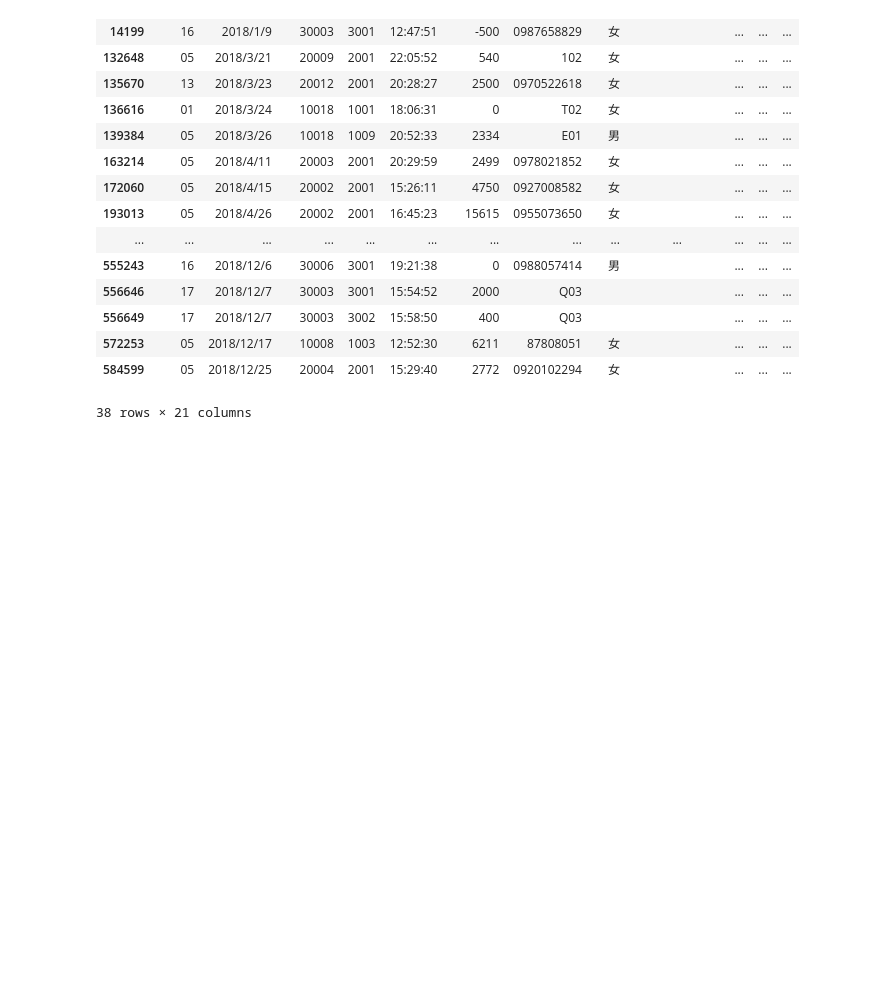
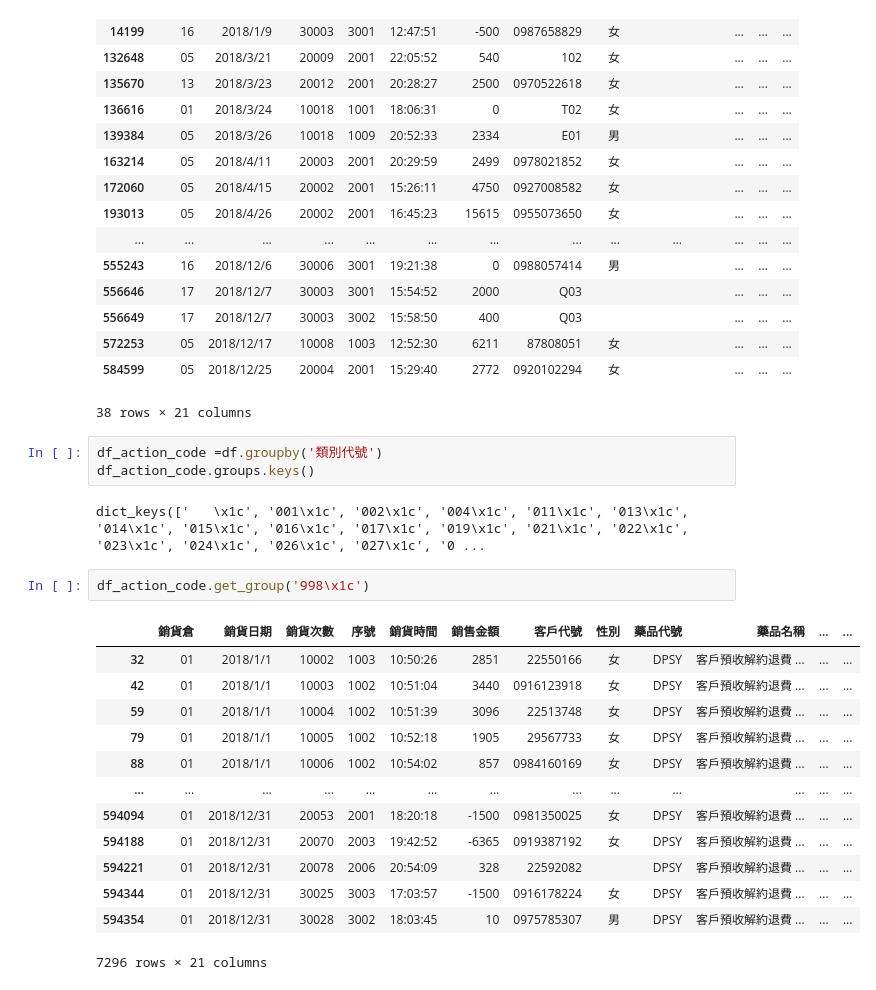
Before and after one commit to Jeremy35689/Visual-Analysis-midterm-project, a Jupyter notebook: pratice.ipynb, the cells around one changed output. Saved outputs shown, nothing was run; the diff lists cells and outputs as text; blank space fills up the shorter version.

```diff
--- a/pratice.ipynb
+++ b/pratice.ipynb
@@ -54,3 +54,24 @@ df_tmp.get_group('             \x1c')
 | 572253 | 05 | 2018/12/17 | 10008 | 1003 | 12:52:30 | 6211 | 87808051 | 女 |  | ... | ... | ... |
 | 584599 | 05 | 2018/12/25 | 20004 | 2001 | 15:29:40 | 2772 | 0920102294 | 女 |  | ... | ... | ... |
 38 rows × 21 columns
+# %%
+df_action_code =df.groupby('類別代號')
+df_action_code.groups.keys()
+# %% [output]
+dict_keys(['   \x1c', '001\x1c', '002\x1c', '004\x1c', '011\x1c', '013\x1c', '014\x1c', '015\x1c', '016\x1c', '017\x1c', '019\x1c', '021\x1c', '022\x1c', '023\x1c', '024\x1c', '026\x1c', '027\x1c', '0 ...
+# %%
+df_action_code.get_group('998\x1c')
+# %% [output]
+|  | 銷貨倉 | 銷貨日期 | 銷貨次數 | 序號 | 銷貨時間 | 銷售金額 | 客戶代號 | 性別 | 藥品代號 | 藥品名稱 | ... | ... |
+| 32 | 01 | 2018/1/1 | 10002 | 1003 | 10:50:26 | 2851 | 22550166 | 女 | DPSY | 客戶預收解約退費 ... | ... | ... |
+| 42 | 01 | 2018/1/1 | 10003 | 1002 | 10:51:04 | 3440 | 0916123918 | 女 | DPSY | 客戶預收解約退費 ... | ... | ... |
+| 59 | 01 | 2018/1/1 | 10004 | 1002 | 10:51:39 | 3096 | 22513748 | 女 | DPSY | 客戶預收解約退費 ... | ... | ... |
+| 79 | 01 | 2018/1/1 | 10005 | 1002 | 10:52:18 | 1905 | 29567733 | 女 | DPSY | 客戶預收解約退費 ... | ... | ... |
+| 88 | 01 | 2018/1/1 | 10006 | 1002 | 10:54:02 | 857 | 0984160169 | 女 | DPSY | 客戶預收解約退費 ... | ... | ... |
+| ... | ... | ... | ... | ... | ... | ... | ... | ... | ... | ... | ... | ... |
+| 594094 | 01 | 2018/12/31 | 20053 | 2001 | 18:20:18 | -1500 | 0981350025 | 女 | DPSY | 客戶預收解約退費 ... | ... | ... |
+| 594188 | 01 | 2018/12/31 | 20070 | 2003 | 19:42:52 | -6365 | 0919387192 | 女 | DPSY | 客戶預收解約退費 ... | ... | ... |
+| 594221 | 01 | 2018/12/31 | 20078 | 2006 | 20:54:09 | 328 | 22592082 |  | DPSY | 客戶預收解約退費 ... | ... | ... |
+| 594344 | 01 | 2018/12/31 | 30025 | 3003 | 17:03:57 | -1500 | 0916178224 | 女 | DPSY | 客戶預收解約退費 ... | ... | ... |
+| 594354 | 01 | 2018/12/31 | 30028 | 3002 | 18:03:45 | 10 | 0975785307 | 男 | DPSY | 客戶預收解約退費 ... | ... | ... |
+7296 rows × 21 columns
```
Also changed, not shown: parts of 4 cells of this notebook, 1 other file.
